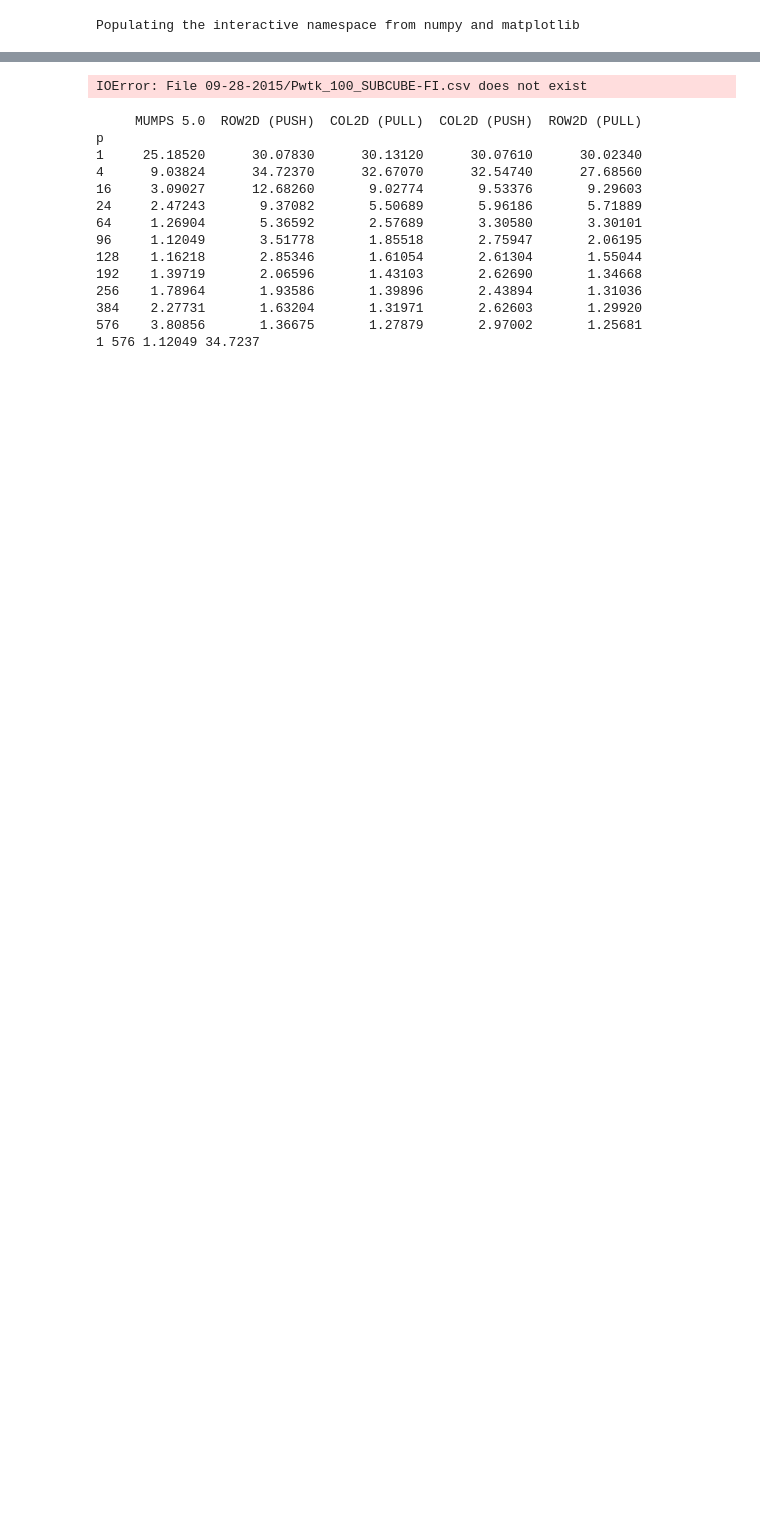
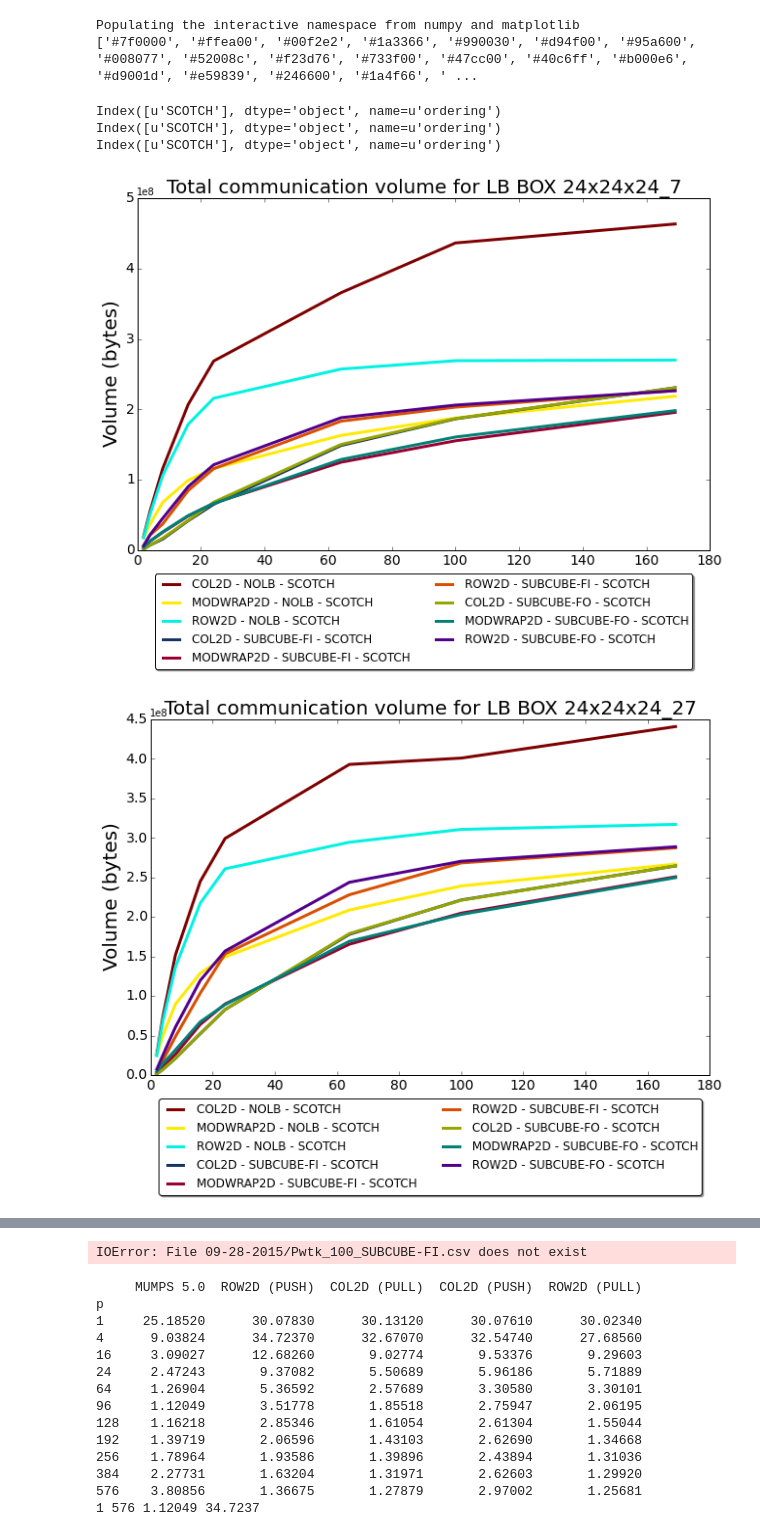
Before and after one commit to symPACK/symPACK, a Jupyter notebook: Results/Sparse Cholesky.ipynb, the cells around one changed output, grey strips where cells are left out. Drawn from its saved outputs; the diff is of its cells as text; code cells hidden in the pictures; blank space fills up the shorter version.

```diff
--- a/Results/Sparse Cholesky.ipynb
+++ b/Results/Sparse Cholesky.ipynb
@@ -5,6 +5,13 @@ import os
 import pandas as pd
 
 %pylab inline --no-import-all
+
+
+
+#colors from http://phrogz.net/css/distinct-colors.html
+colors = "#7f0000, #ffea00, #00f2e2, #1a3366, #990030, #d94f00, #95a600, #008077, #52008c, #f23d76, #733f00, #47cc00, #40c6ff, #b000e6, #d9001d, #e59839, #246600, #1a4f66, #f23db9, #8c7023, #00b365, #366cd9, #802061".split(", ")
+print colors
 # %% [output]
 Populating the interactive namespace from numpy and matplotlib
+['#7f0000', '#ffea00', '#00f2e2', '#1a3366', '#990030', '#d94f00', '#95a600', '#008077', '#52008c', '#f23d76', '#733f00', '#47cc00', '#40c6ff', '#b000e6', '#d9001d', '#e59839', '#246600', '#1a4f66', ' ...
 # %%
@@ -242,0 +471,15 @@ def GetMappingImpact(pdSerie,matrixname,outdirpgf='',outdirpdf=''):
+# %%
+impact = GetData('../Results/lb_cost_impact.24x24x24_7.csv')
+GetLBMappingImpact(impact,'LB BOX 24x24x24_7','pgf','pdf')
+
+impact = GetData('../Results/lb_cost_impact.24x24x24_27.csv')
+GetLBMappingImpact(impact,'LB BOX 24x24x24_27','pgf','pdf')
+
+impact = GetData('../Results/lb_time_impact.24x24x24_27.csv')
+GetLBMappingImpactTime(impact,'LB BOX 24x24x24_27','pgf','pdf')
+# %% [output]
+Index([u'SCOTCH'], dtype='object', name=u'ordering')
+Index([u'SCOTCH'], dtype='object', name=u'ordering')
+Index([u'SCOTCH'], dtype='object', name=u'ordering')
+[figure, added]
+[figure, added]
```
Also changed, not shown: parts of 3 cells of this notebook.
